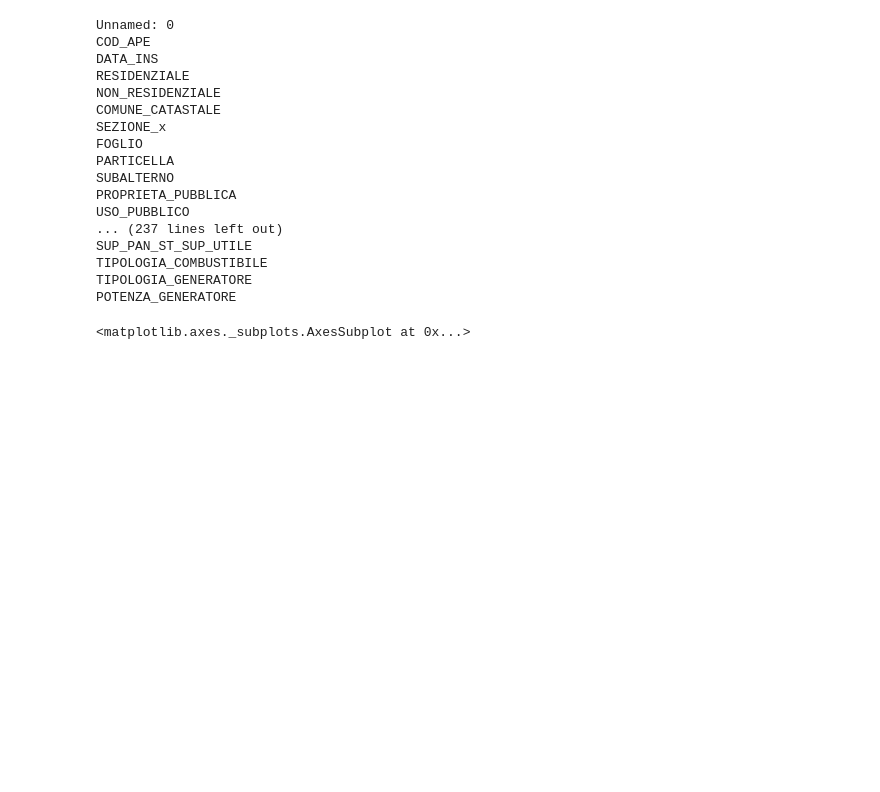
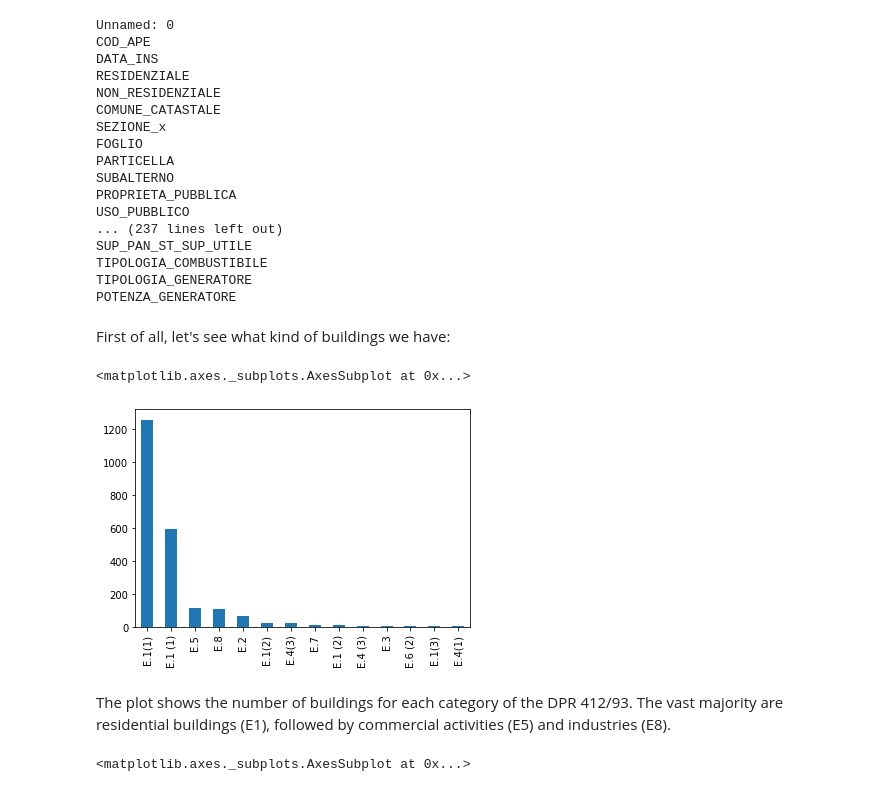
Before and after one commit to rboghe/cened, a Jupyter notebook: cened.ipynb, the cells around one changed output. Saved outputs shown, nothing was run; the diff lists cells and outputs as text; code cells hidden in the pictures; blank space fills up the shorter version.

```diff
--- a/cened.ipynb
+++ b/cened.ipynb
@@ -33,6 +33,15 @@ SUP_PAN_ST_SUP_UTILE
 TIPOLOGIA_COMBUSTIBILE
 TIPOLOGIA_GENERATORE
 POTENZA_GENERATORE
+# %% [markdown]
+First of all, let's see what kind of buildings we have:
+# %%
+cened.CLASSIFICAZIONE_DPR.value_counts().plot(kind='bar')
+# %% [output]
+<matplotlib.axes._subplots.AxesSubplot at 0x...>
+[figure, added]
+# %% [markdown]
+The plot shows the number of buildings for each category of the DPR 412/93. The vast majority are residential buildings (E1), followed by commercial activities (E5) and industries (E8).
 # %%
 cened.CLASSE_ENERGETICA_x.value_counts().plot(kind='bar')
 # %% [output]
```
